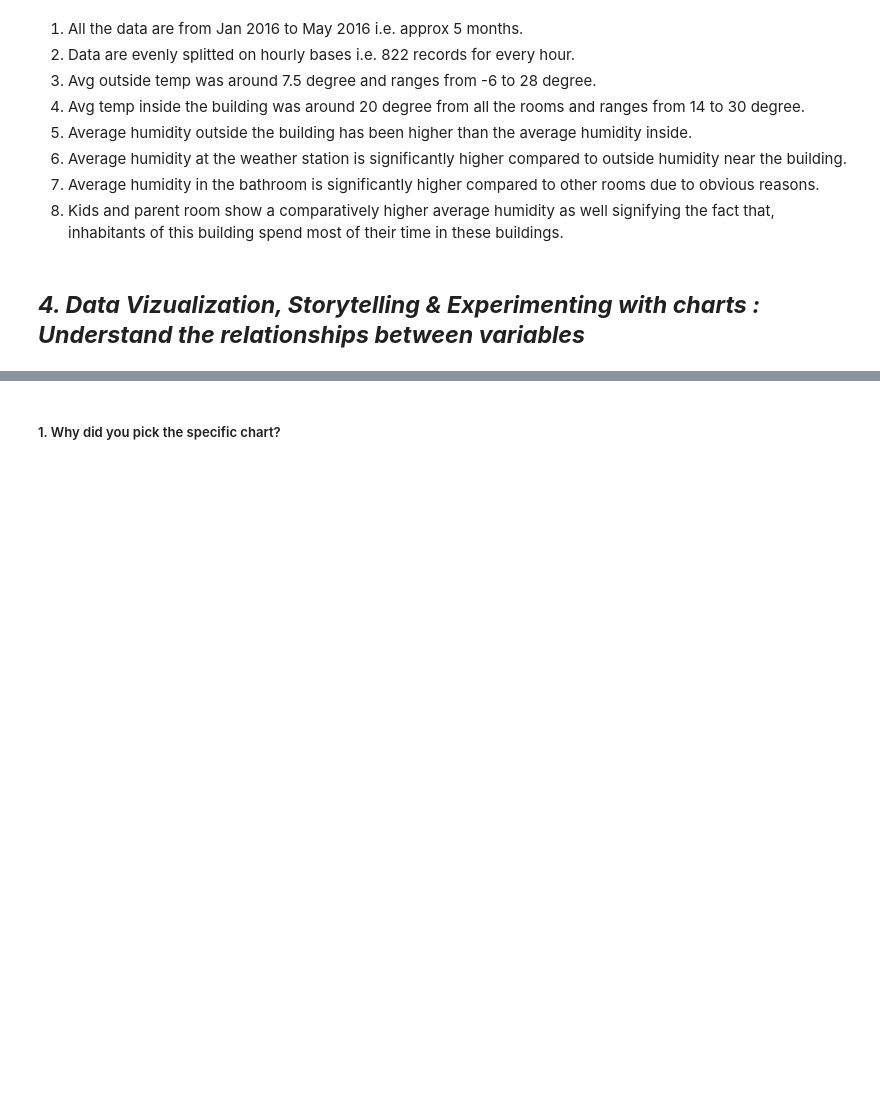
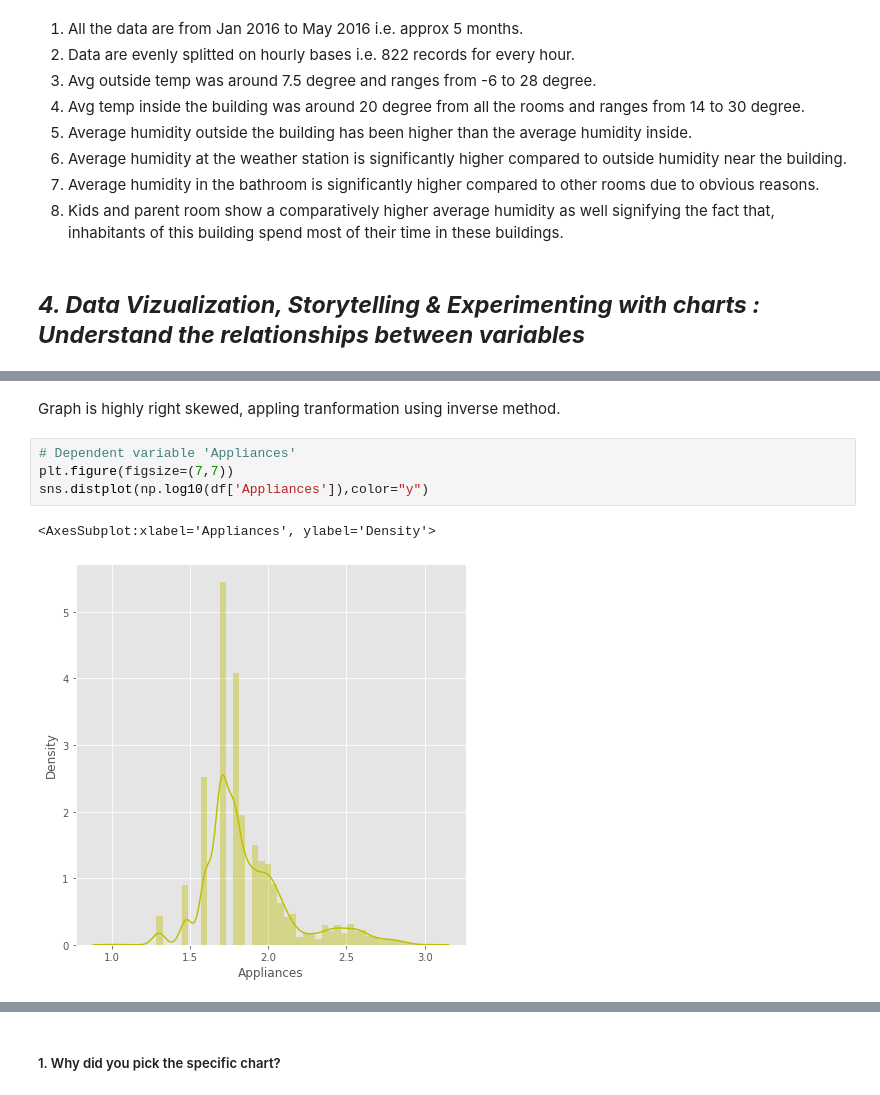
Before and after one commit to ishanbarway/Appliance-Energy-Prediction, a Jupyter notebook: Appliance_Energy_Prediction_Individual_Project.ipynb, the cells around one changed output, grey strips where cells are left out. Drawn from its saved outputs; the diff is of its cells as text; blank space fills up the shorter version.

```diff
--- a/Appliance_Energy_Prediction_Individual_Project.ipynb
+++ b/Appliance_Energy_Prediction_Individual_Project.ipynb
@@ -509,0 +546,9 @@ df.describe()
+# %% [markdown]
+Graph is highly right skewed, appling tranformation using inverse method.
+# %%
+# Dependent variable 'Appliances'
+plt.figure(figsize=(7,7))
+sns.distplot(np.log10(df['Appliances']),color="y")
+# %% [output]
+<AxesSubplot:xlabel='Appliances', ylabel='Density'>
+[figure, added]
```
Also changed, not shown: parts of 48 cells of this notebook.
